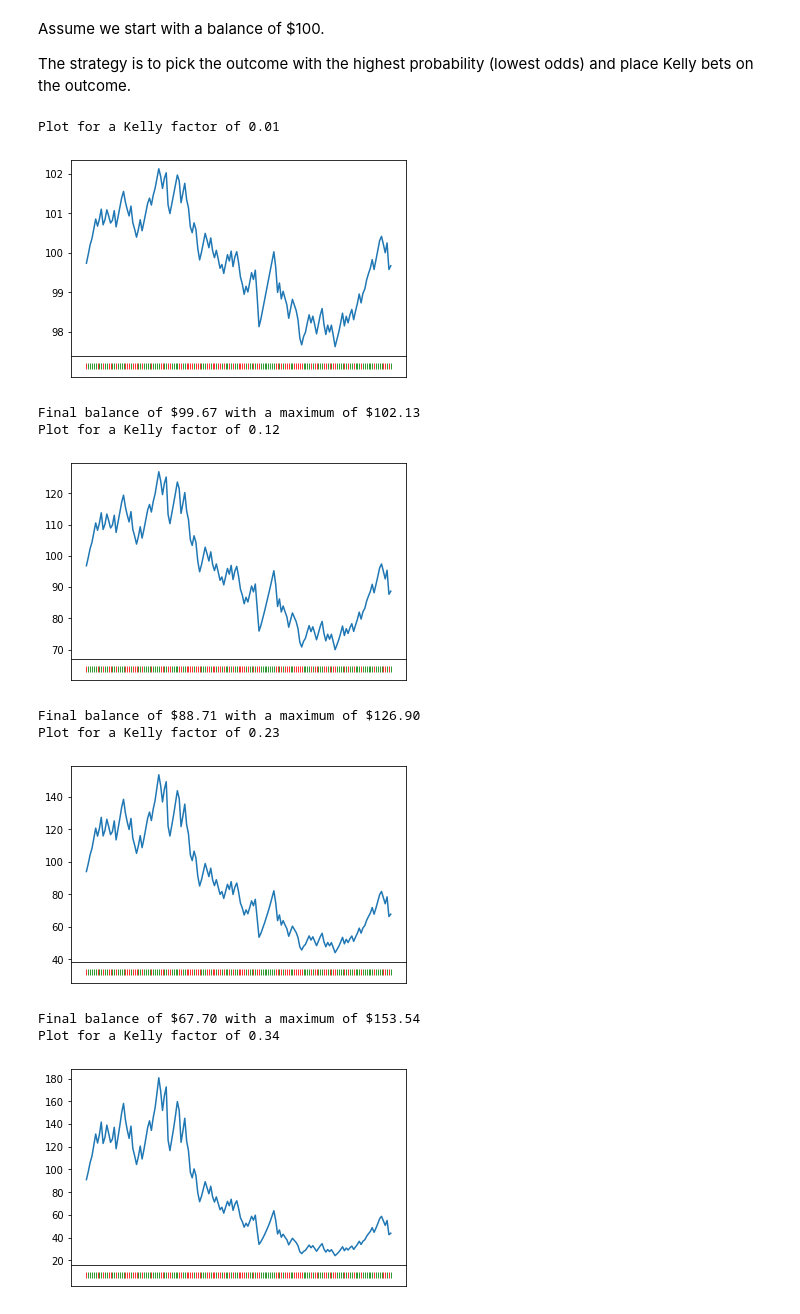
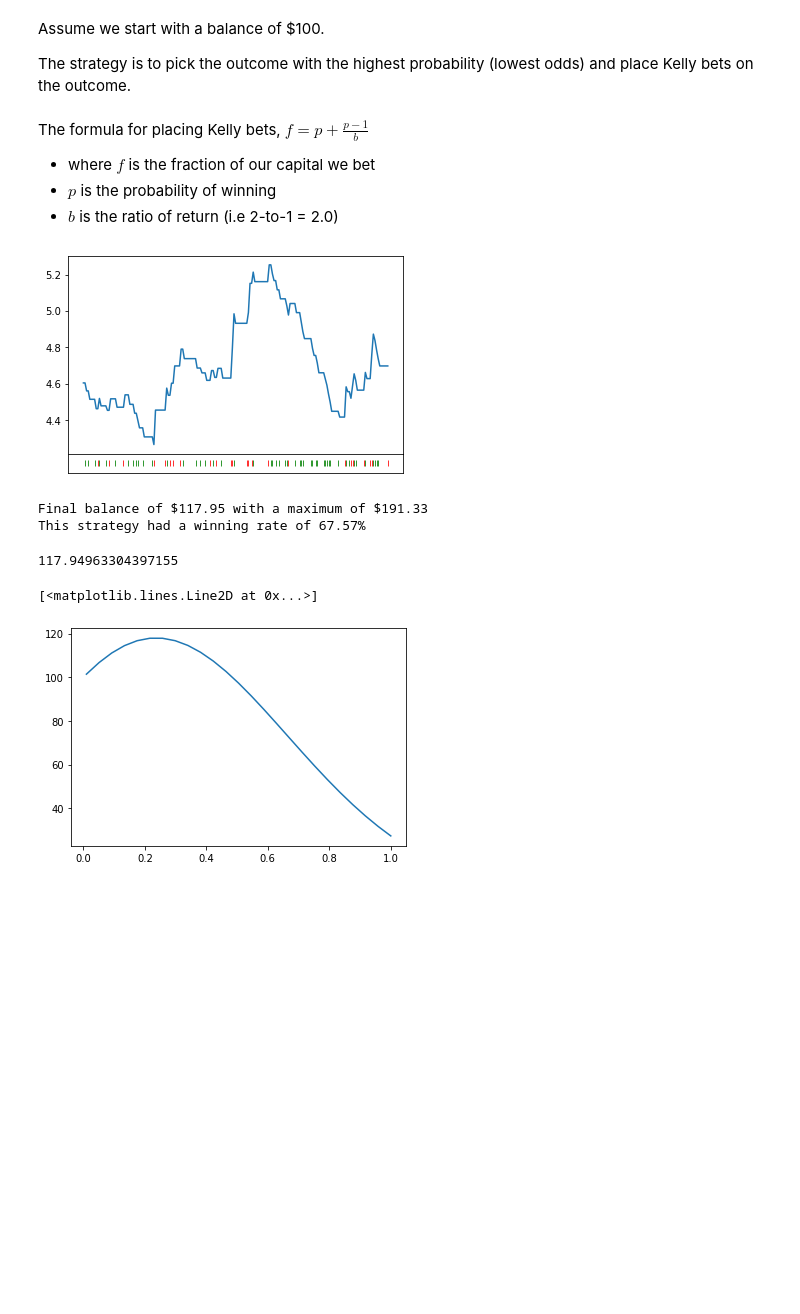
Before and after one commit to nerrma/betting-backtest, a Jupyter notebook: kelly_backtest.ipynb, the cells around one changed output. Drawn from its saved outputs; the diff is of its cells as text; code cells hidden in the pictures; blank space fills up the shorter version.

Commit message:
Find a winning strategy, more explanation to come

```diff
--- a/kelly_backtest.ipynb
+++ b/kelly_backtest.ipynb
@@ -15,6 +16,5 @@ The columns we need are:
 - AvgA - average odds for the away team to win
 - AvgD - average odds for a draw
 # %%
-#o_cols = ['FTR', 'AvgH', 'AvgA', 'AvgD']
-o_cols = ['FTR', 'B365H', 'B365A', 'B365D']
+o_cols = ['FTR', 'AvgH', 'AvgA', 'AvgD']
 df = df.filter(o_cols)
@@ -22,75 +45,87 @@ df = df.filter(o_cols)
 Assume we start with a balance of $100.
 
 The strategy is to pick the outcome with the highest probability (lowest odds) and place Kelly bets on the outcome.
+# %% [markdown]
+The formula for placing Kelly bets,
+$f = p + \frac{p-1}{b}$
+
+- where $f$ is the fraction of our capital we bet
+- $p$ is the probability of winning
+- $b$ is the ratio of return (i.e 2-to-1 = 2.0)
 # %%
 def run_kelly(k_factor, can_plot):
     starting_bal = 100
     bal = starting_bal
     bet = 0
 
-    bal_history = np.empty(len(df))
-    result_history = [None]*len(df)
+    bal_history = np.zeros(len(df))
+    result_history = ['w']*len(df)
 
     outcomes = ['H', 'A', 'D']
     for i, row in df.iterrows():
         all_odds = row.drop('FTR')
+
+        bal_history[i] = bal
+
         idx = np.argmin(all_odds) + 1
+        odds = row[idx]
+        if odds > np.quantile(ideal_odds, 0.25):
+            continue
 
-        odds = row[idx]
-
-        p = 1/odds
+        p = scipy.stats.percentileofscore(ideal_odds, odds)/100
 
         bet = (p + (p-1)/odds)*k_factor
 
         bet_amt = bet*bal
         bal -= bet_amt
+
         if row['FTR'] == outcomes[idx-1]:
+            #print(f"Made ${(bet_amt*odds):.2f}, betting ${(bet_amt):.2f} with balance ${(bal):.2f}, odds {odds}")
             bal += bet_amt*odds
             result_history[i] = 'g'
         else:
             result_history[i] = 'r'
-
-        bal_history[i] = bal
+            #print(f"Lost ${bet_amt:.2f} with balance ${(bal + bet_amt):.2f}, odds {odds}")
 
         if bal <= 0:
             break
 
     def generate_plots():
-        fig, axs = plt.subplots(2, sharex=True, gridspec_kw={'height_ratios': [9, 1], 'hspace': 0})
+        fig, axs = plt.subplots(2, sharex=True, gridspec_kw={'height_ratios': [10, 1], 'hspace': 0})
 
-        axs[0].plot(bal_history)
+        #axs[0].plot(bal_history)
+        axs[0].plot(np.log(bal_history))
 
         for i, col in enumerate(result_history):
-            axs[1].scatter(i, -2, c=col, marker='|', linewidths=[0.8])
+            axs[1].scatter(i, 0, c=col, marker='|', linewidths=[0.8])
 
         axs[1].axes.get_yaxis().set_visible(False)
         axs[1].axes.get_xaxis().set_visible(False)
         plt.show()
 
+        bet_acc = result_history.count('g')/(result_history.count('g') + result_history.count('r'))*100
         print(f"Final balance of ${bal:.2f} with a maximum of ${max(bal_history):.2f}")
+        print(f"This strategy had a winning rate of {bet_acc:.2f}%")
 
     if can_plot:
         generate_plots()
 
     return bal
+# %%
+run_kelly(0.25, True)
+# %% [output]
+[figure, added]
+Final balance of $117.95 with a maximum of $191.33
+This strategy had a winning rate of 67.57%
+117.94963304397155
 # %%
-factors = np.linspace(0.01, 1, 10)
+factors = np.linspace(0.01, 1, 25)
 bals = np.empty(len(factors))
 
 for i in range(len(factors)):
-    print(f"Plot for a Kelly factor of {factors[i]:.2f}")
-    bals[i] = run_kelly(factors[i], True)
+    bals[i] = run_kelly(factors[i], False)
 
 plt.plot(factors, bals)
 # %% [output]
-Plot for a Kelly factor of 0.01
+[<matplotlib.lines.Line2D at 0x...>]
-[figure, old version]
+[figure, new version]
-Final balance of $99.67 with a maximum of $102.13
-Plot for a Kelly factor of 0.12
-[figure, removed]
-Final balance of $88.71 with a maximum of $126.90
-Plot for a Kelly factor of 0.23
-[figure, removed]
-Final balance of $67.70 with a maximum of $153.54
-Plot for a Kelly factor of 0.34
-[figure, removed]
```
Also changed, not shown: parts of 5 cells of this notebook, 2 other files.
